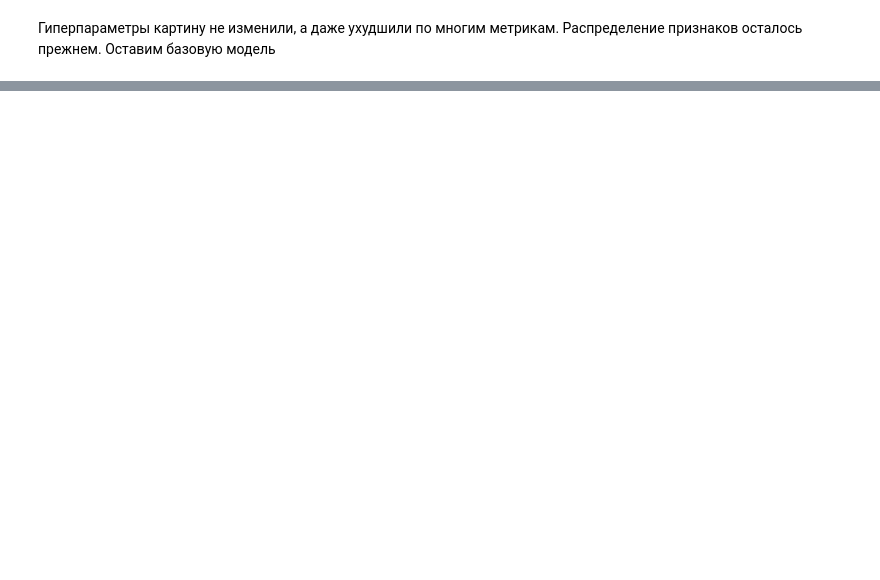
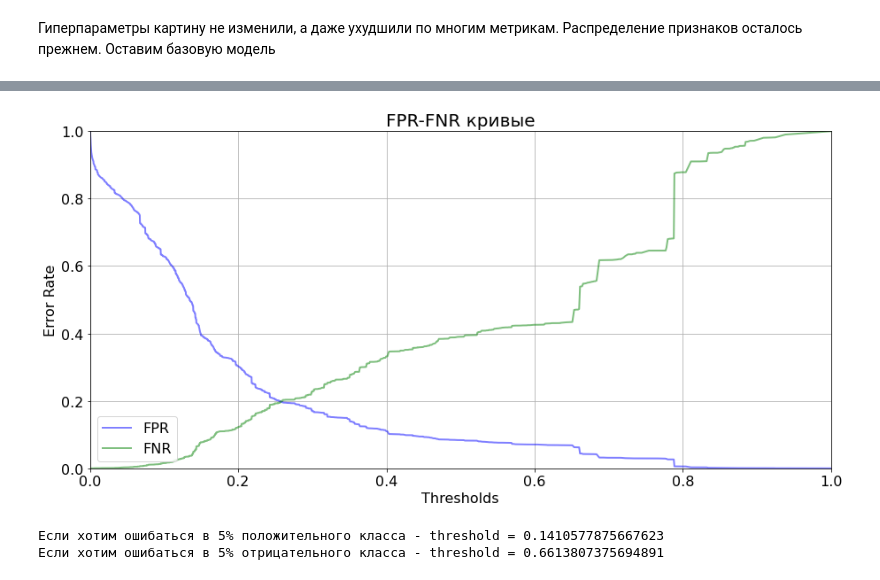
Before and after one commit to NataliaKolesnik/Intergalactic_hackathon, a Jupyter notebook: 3_RZD_predictions.ipynb, the cells around one changed output, grey strips where cells are left out. Drawn from its saved outputs; the diff is of its cells as text; code cells hidden in the pictures; blank space fills up the shorter version.

```diff
--- a/3_RZD_predictions.ipynb
+++ b/3_RZD_predictions.ipynb
@@ -242,0 +405,31 @@ plt.show()
+# %%
+(thresholds, fpr) = get_fpr_curve(curve=curve)
+(thresholds, fnr) = get_fnr_curve(curve=curve)
+
+plt.figure(figsize=(15, 7))
+lw = 2
+
+plt.plot(thresholds, fpr, color='blue', lw=lw, label='FPR', alpha=0.5)
+plt.plot(thresholds, fnr, color='green', lw=lw, label='FNR', alpha=0.5)
+
+plt.xlim([0.0, 1.0])
+plt.ylim([0.0, 1.0])
+plt.xticks(fontsize=16)
+plt.yticks(fontsize=16)
+plt.grid(True)
+plt.xlabel('Thresholds', fontsize=16)
+plt.ylabel('Error Rate', fontsize=16)
+plt.title('FPR-FNR кривые', fontsize=20)
+plt.legend(loc='lower left',  fontsize=16)
+plt.show()
+# %% [output]
+[figure, added]
+# %%
+# Выбор границы
+print('Если хотим ошибаться в 5% положительного класса - threshold = ', end='' )
+print(select_threshold(model=model_CBclass, data=eval_pool, FNR=0.05))
+print('Если хотим ошибаться в 5% отрицательного класса - threshold = ', end='' )
+print(select_threshold(model=model_CBclass, data=eval_pool, FPR=0.05))
+# %% [output]
+Если хотим ошибаться в 5% положительного класса - threshold = 0.1410577875667623
+Если хотим ошибаться в 5% отрицательного класса - threshold = 0.6613807375694891
```
Also changed, not shown: parts of 30 cells of this notebook.
